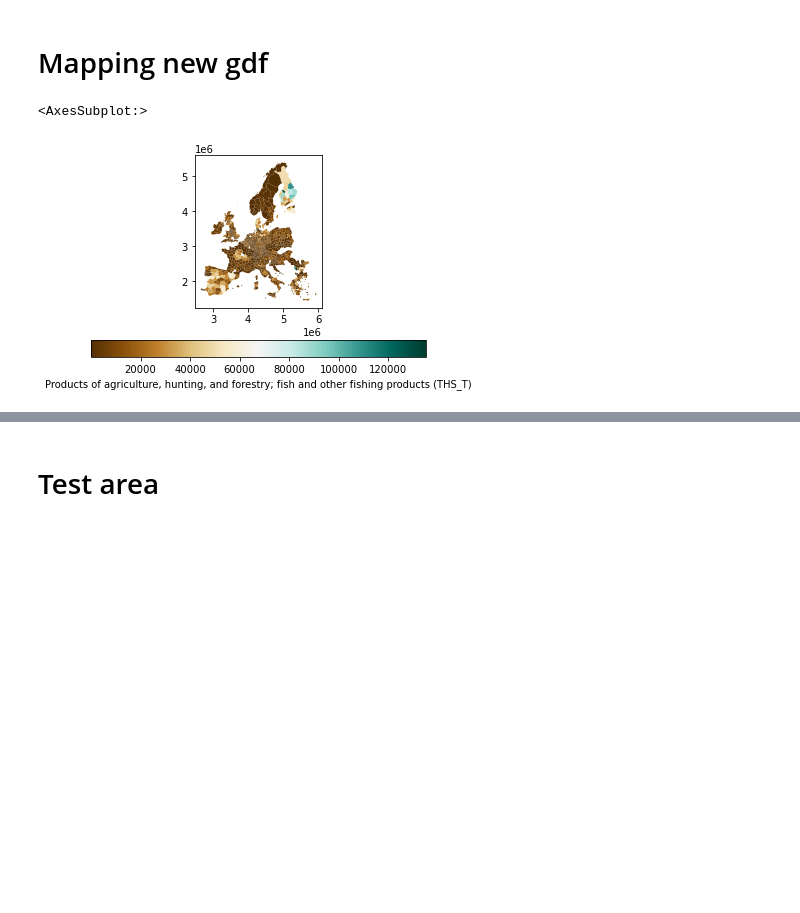
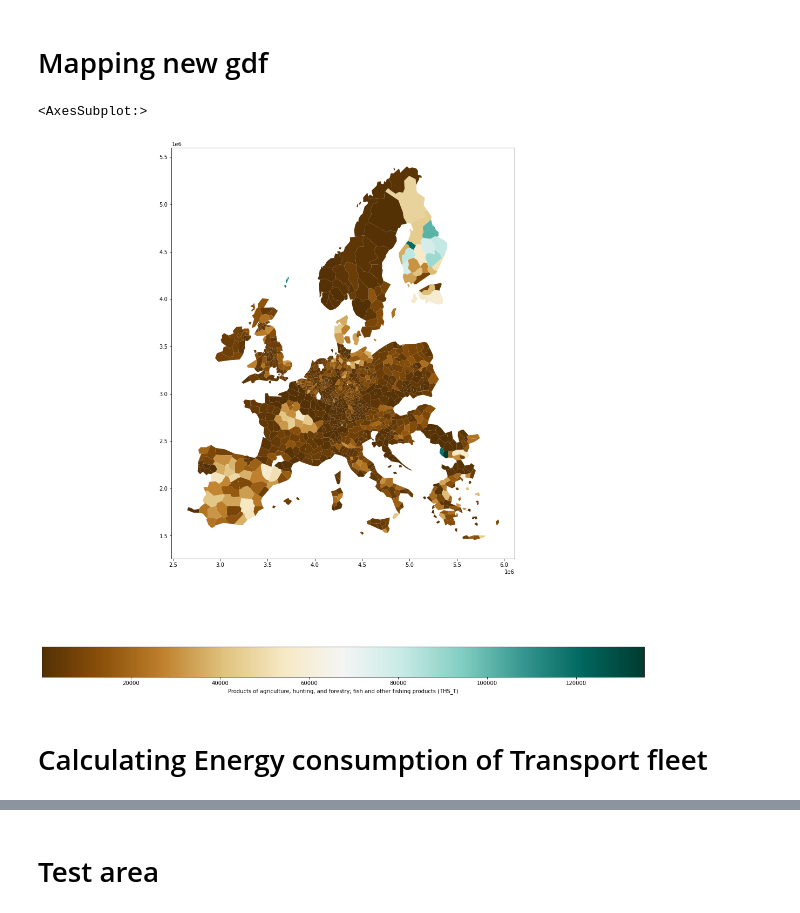
Before and after one commit to Frostie10/eurostat_test, a Jupyter notebook: test_eurostat.ipynb, the cells around one changed output, grey strips where cells are left out. Saved outputs shown, nothing was run; the diff lists cells and outputs as text; code cells hidden in the pictures; blank space fills up the shorter version.

```diff
--- a/test_eurostat.ipynb
+++ b/test_eurostat.ipynb
@@ -180,4 +134,4 @@ df_transport_share_GT02.tail()
 # %% [markdown]
 # Multiply shares of transported good types with transportdistance and amount of these good types = amount of specific good types transported for specific distance in each NUTS 3 region
 # %%
-df_transportdistance = pearson_util.load_eurostat_tsv('https://ec.europa.eu/eurostat/estat-navtree-portlet-prod/BulkDownloadListing?file=data/road_go_na_dctg.tsv.gz',['subsector', 'Distance','Subsector', 'Unit', 'Country'])
+df_transportdistance = pearson_util.load_eurostat_tsv('https://ec.europa.eu/eurostat/estat-navtree-portlet-prod/BulkDownloadListing?file=data/road_go_na_dctg.tsv.gz',['Type_of_carriage', 'Distance','Subsector', 'Unit', 'Country'])
@@ -272,15 +212,17 @@ gdf_select = gdf1.drop(['ES708', 'ES704', 'ES705', 'ES709', 'ES706', 'ES703', 'E
 # %% [markdown]
 # Mapping new gdf
 # %%
-fig, ax = plt.subplots(1, 1)
+fig, ax = plt.subplots(1, 1, figsize = (20,20))
 gdf_select.plot(column = '2019',
           ax = ax,
           legend=True,
          legend_kwds = {'label': 'Products of agriculture, hunting, and forestry; fish and other fishing products (THS_T)',
                         'orientation': "horizontal"},
          cmap = 'BrBG',
-         figsize = (10,10)
+
          )
 # %% [output]
 <AxesSubplot:>
-[figure, old version]
+[figure, new version]
+# %% [markdown]
+# Calculating Energy consumption of Transport fleet
```
Also changed, not shown: parts of 36 cells of this notebook.
